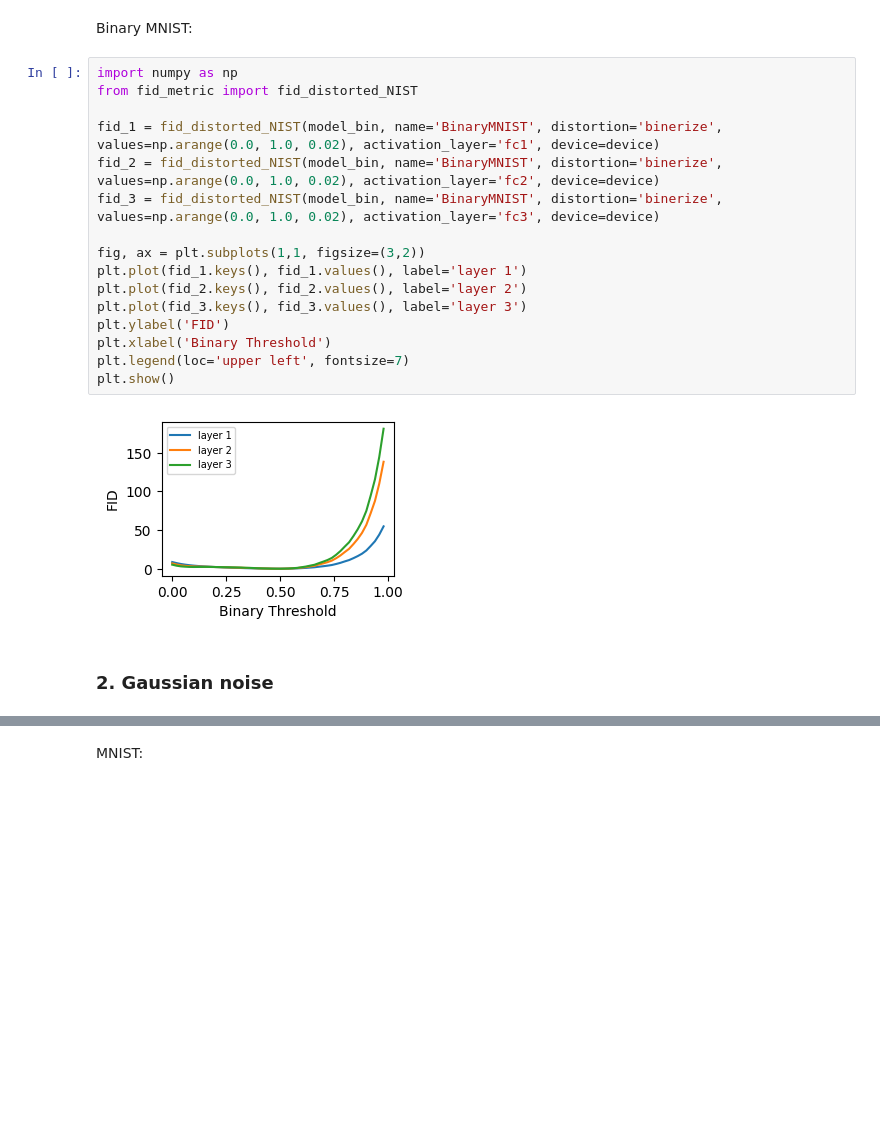
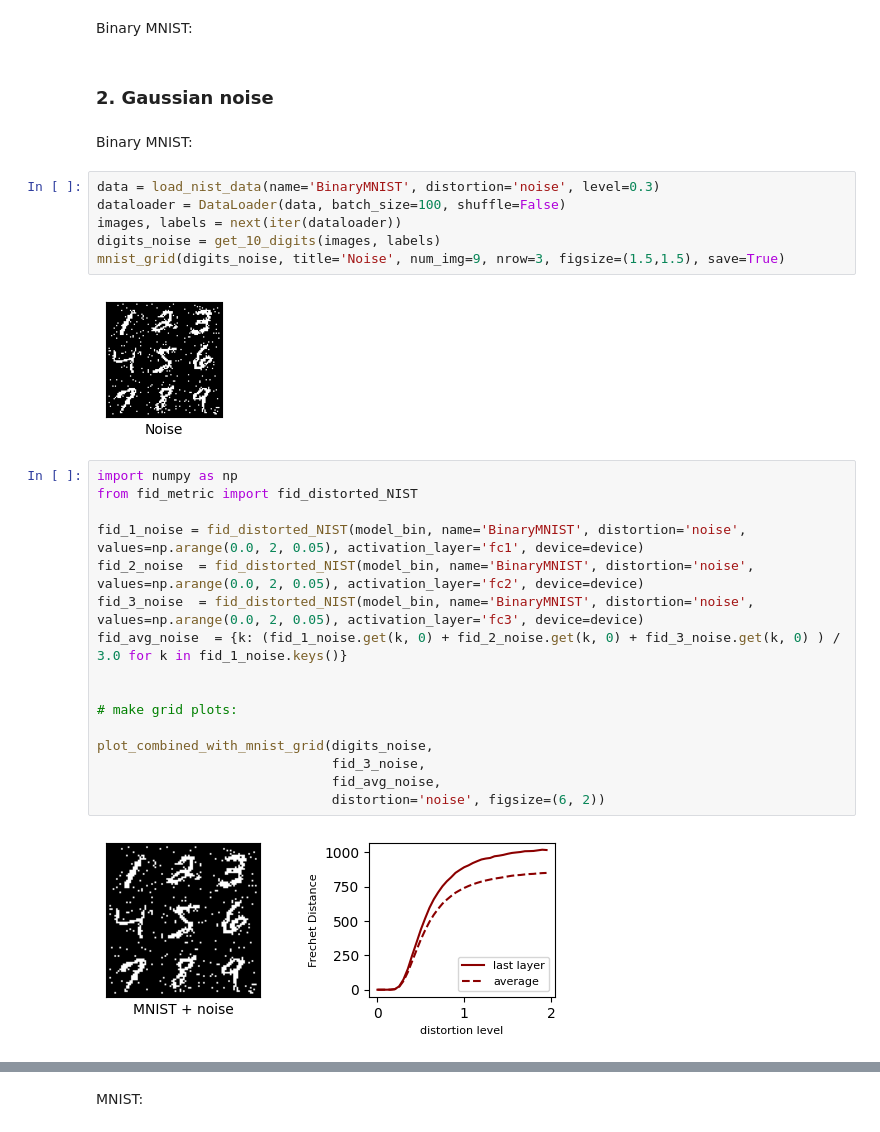
Before and after one commit to dfaroughy/FID-MNIST, a Jupyter notebook: FID_MNIST.ipynb, the cells around one changed output, grey strips where cells are left out. Cells and saved outputs as stored; diff of their text form; blank space fills up the shorter version.

```diff
--- a/FID_MNIST.ipynb
+++ b/FID_MNIST.ipynb
@@ -212,22 +260,32 @@ plt.show()
 # %% [markdown]
 Binary MNIST:
-# %%
-import numpy as np
-from fid_metric import fid_distorted_NIST
-
-fid_1 = fid_distorted_NIST(model_bin, name='BinaryMNIST', distortion='binerize', values=np.arange(0.0, 1.0, 0.02), activation_layer='fc1', device=device)
-fid_2 = fid_distorted_NIST(model_bin, name='BinaryMNIST', distortion='binerize', values=np.arange(0.0, 1.0, 0.02), activation_layer='fc2', device=device)
-fid_3 = fid_distorted_NIST(model_bin, name='BinaryMNIST', distortion='binerize', values=np.arange(0.0, 1.0, 0.02), activation_layer='fc3', device=device)
-
-fig, ax = plt.subplots(1,1, figsize=(3,2))
-plt.plot(fid_1.keys(), fid_1.values(), label='layer 1')
-plt.plot(fid_2.keys(), fid_2.values(), label='layer 2')
-plt.plot(fid_3.keys(), fid_3.values(), label='layer 3')
-plt.ylabel('FID')
-plt.xlabel('Binary Threshold')
-plt.legend(loc='upper left', fontsize=7)
-plt.show()
-# %% [output]
-[figure, removed]
 # %% [markdown]
 ### 2. Gaussian noise
+# %% [markdown]
+Binary MNIST:
+# %%
+data = load_nist_data(name='BinaryMNIST', distortion='noise', level=0.3)
+dataloader = DataLoader(data, batch_size=100, shuffle=False)
+images, labels = next(iter(dataloader))
+digits_noise = get_10_digits(images, labels)
+mnist_grid(digits_noise, title='Noise', num_img=9, nrow=3, figsize=(1.5,1.5), save=True)
+# %% [output]
+[figure, added]
+# %%
+import numpy as np
+from fid_metric import fid_distorted_NIST
+
+fid_1_noise = fid_distorted_NIST(model_bin, name='BinaryMNIST', distortion='noise', values=np.arange(0.0, 2, 0.05), activation_layer='fc1', device=device)
+fid_2_noise  = fid_distorted_NIST(model_bin, name='BinaryMNIST', distortion='noise', values=np.arange(0.0, 2, 0.05), activation_layer='fc2', device=device)
+fid_3_noise  = fid_distorted_NIST(model_bin, name='BinaryMNIST', distortion='noise', values=np.arange(0.0, 2, 0.05), activation_layer='fc3', device=device)
+fid_avg_noise  = {k: (fid_1_noise.get(k, 0) + fid_2_noise.get(k, 0) + fid_3_noise.get(k, 0) ) / 3.0 for k in fid_1_noise.keys()}
+
+
+# make grid plots:
+
+plot_combined_with_mnist_grid(digits_noise,
+                              fid_3_noise,
+                              fid_avg_noise,
+                              distortion='noise', figsize=(6, 2))
+# %% [output]
+[figure, added]
```
Also changed, not shown: parts of 58 cells of this notebook, 16 other files.
